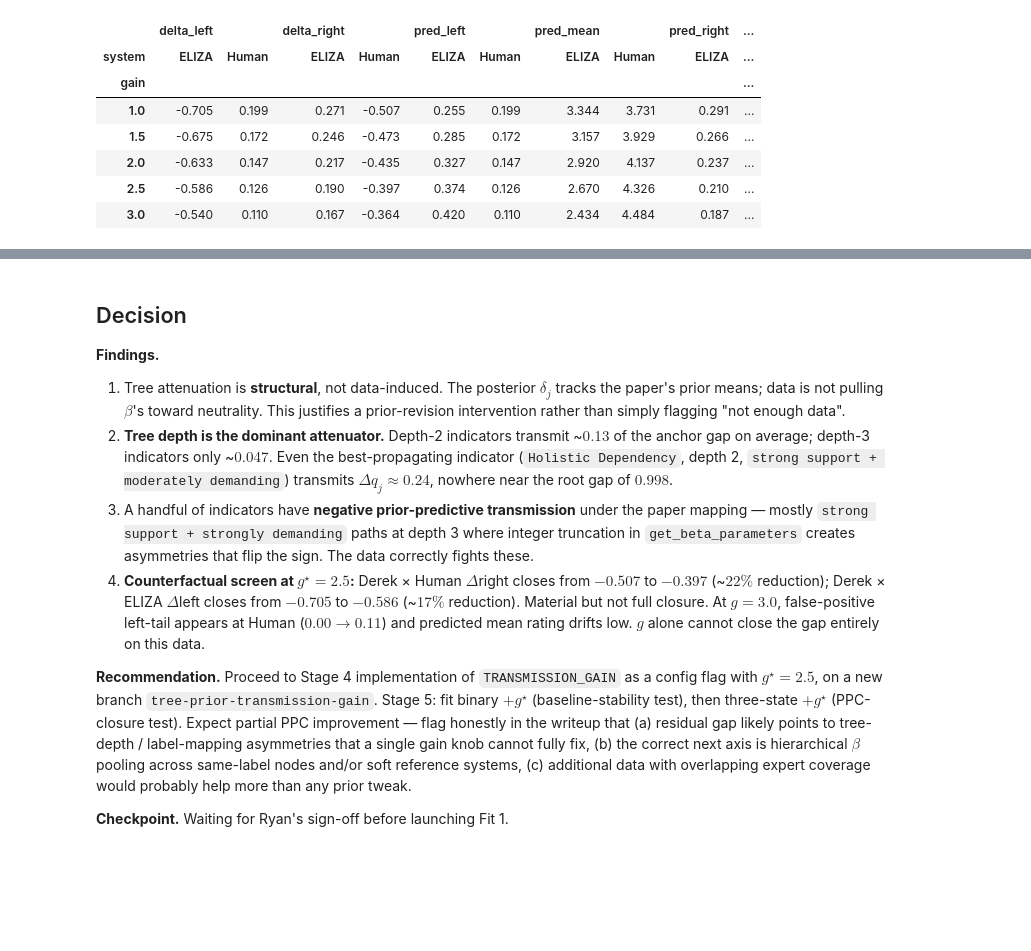
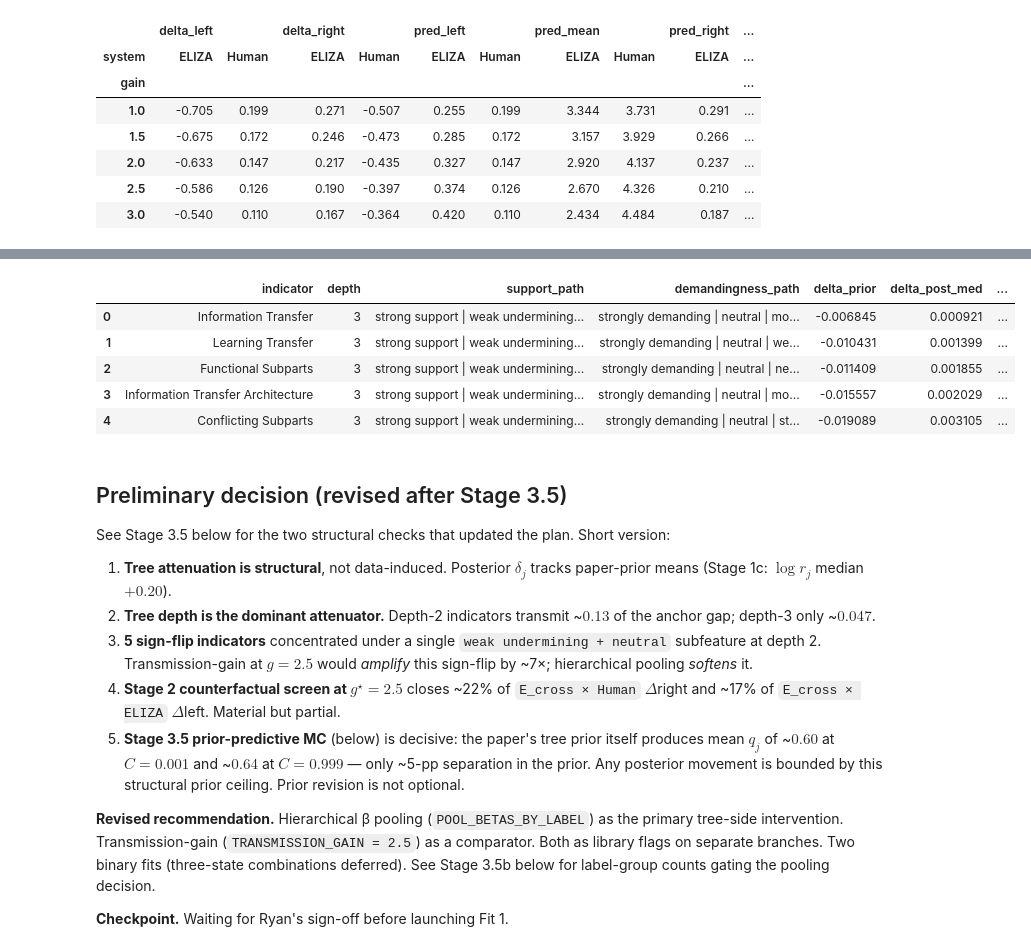
Before and after one commit to RyanJafefKelly/dcm-code, a Jupyter notebook: notebooks/18_gwt_tree_propagation.ipynb, the cells around one changed output, grey strips where cells are left out. Saved outputs shown, nothing was run; the diff lists cells and outputs as text; code cells hidden in the pictures; blank space fills up the shorter version.

```diff
--- a/notebooks/18_gwt_tree_propagation.ipynb
+++ b/notebooks/18_gwt_tree_propagation.ipynb
@@ -93,8 +103,10 @@ Using `propagate_affine_indicator_coefficients_from_draws` against `binary_ancho
 # %%
+h_col = f'{CROSS_SYSTEM_CODE}_human_ratings'
+e_col = f'{CROSS_SYSTEM_CODE}_eliza_ratings'
 cols = ['indicator', 'depth', 'leading_support', 'leading_demand',
         'delta_prior', 'delta_post_med', 'q_high_post', 'q_low_post',
         'delta_q_post', 'leaf_updated_ez_human', 'leaf_updated_ez_eliza',
-        'derek_human_ratings', 'derek_eliza_ratings']
+        h_col, e_col]
 print('Bottom 10 indicators by posterior delta_j (most-attenuated):')
 per_ind_df[cols].head(10)
 # %% [output]
@@ -281,13 +416,32 @@ plt.tight_layout();
+# %%
+# Five sign-flip indicators, per-edge transmission detail
+log_r, sign_flip, mask_zero = robust_log_ratio_and_flag(
+    per_ind_df['delta_post_med'].to_numpy(),
+    per_ind_df['delta_prior'].to_numpy(),
+)
+sign_flip_rows = per_ind_df[sign_flip][
+    ['indicator', 'depth', 'support_path', 'demandingness_path',
+     'delta_prior', 'delta_post_med', h_col, e_col]
+].reset_index(drop=True)
+sign_flip_rows
+# %% [output]
+|  | indicator | depth | support_path | demandingness_path | delta_prior | delta_post_med | ... |
+| 0 | Information Transfer | 3 | strong support | weak undermining... | strongly demanding | neutral | mo... | -0.006845 | 0.000921 | ... |
+| 1 | Learning Transfer | 3 | strong support | weak undermining... | strongly demanding | neutral | we... | -0.010431 | 0.001399 | ... |
+| 2 | Functional Subparts | 3 | strong support | weak undermining... | strongly demanding | neutral | ne... | -0.011409 | 0.001855 | ... |
+| 3 | Information Transfer Architecture | 3 | strong support | weak undermining... | strongly demanding | neutral | mo... | -0.015557 | 0.002029 | ... |
+| 4 | Conflicting Subparts | 3 | strong support | weak undermining... | strongly demanding | neutral | st... | -0.019089 | 0.003105 | ... |
 # %% [markdown]
-## Decision
+## Preliminary decision (revised after Stage 3.5)
 
-**Findings.**
+See Stage 3.5 below for the two structural checks that updated the plan. Short version:
 
-1. Tree attenuation is **structural**, not data-induced. The posterior $\delta_j$ tracks the paper's prior means; data is not pulling $\beta$'s toward neutrality. This justifies a prior-revision intervention rather than simply flagging "not enough data".
-2. **Tree depth is the dominant attenuator.** Depth-2 indicators transmit ~$0.13$ of the anchor gap on average; depth-3 indicators only ~$0.047$. Even the best-propagating indicator (`Holistic Dependency`, depth 2, `strong support + moderately demanding`) transmits $\Delta q_j \approx 0.24$, nowhere near the root gap of $0.998$.
-3. A handful of indicators have **negative prior-predictive transmission** under the paper mapping — mostly `strong support + strongly demanding` paths at depth 3 where integer truncation in `get_beta_parameters` creates asymmetries that flip the sign. The data correctly fights these.
-4. **Counterfactual screen at $g^\star = 2.5$:** Derek × Human $\Delta$right closes from $-0.507$ to $-0.397$ (~$22\%$ reduction); Derek × ELIZA $\Delta$left closes from $-0.705$ to $-0.586$ (~$17\%$ reduction). Material but not full closure. At $g = 3.0$, false-positive left-tail appears at Human ($0.00 \to 0.11$) and predicted mean rating drifts low. $g$ alone cannot close the gap entirely on this data.
+1. **Tree attenuation is structural**, not data-induced. Posterior $\delta_j$ tracks paper-prior means (Stage 1c: $\log r_j$ median $+0.20$).
+2. **Tree depth is the dominant attenuator.** Depth-2 indicators transmit ~$0.13$ of the anchor gap; depth-3 only ~$0.047$.
+3. **5 sign-flip indicators** concentrated under a single `weak undermining + neutral` subfeature at depth 2. Transmission-gain at $g=2.5$ would *amplify* this sign-flip by ~7×; hierarchical pooling *softens* it.
+4. **Stage 2 counterfactual screen at $g^\star = 2.5$** closes ~22% of `E_cross × Human` $\Delta$right and ~17% of `E_cross × ELIZA` $\Delta$left. Material but partial.
+5. **Stage 3.5 prior-predictive MC** (below) is decisive: the paper's tree prior itself produces mean $q_j$ of ~$0.60$ at $C=0.001$ and ~$0.64$ at $C=0.999$ — only ~5-pp separation in the prior. Any posterior movement is bounded by this structural prior ceiling. Prior revision is not optional.
 
-**Recommendation.** Proceed to Stage 4 implementation of `TRANSMISSION_GAIN` as a config flag with $g^\star = 2.5$, on a new branch `tree-prior-transmission-gain`. Stage 5: fit binary $+ g^\star$ (baseline-stability test), then three-state $+ g^\star$ (PPC-closure test). Expect partial PPC improvement — flag honestly in the writeup that (a) residual gap likely points to tree-depth / label-mapping asymmetries that a single gain knob cannot fully fix, (b) the correct next axis is hierarchical $\beta$ pooling across same-label nodes and/or soft reference systems, (c) additional data with overlapping expert coverage would probably help more than any prior tweak.
+**Revised recommendation.** Hierarchical β pooling (`POOL_BETAS_BY_LABEL`) as the primary tree-side intervention. Transmission-gain (`TRANSMISSION_GAIN = 2.5`) as a comparator. Both as library flags on separate branches. Two binary fits (three-state combinations deferred). See Stage 3.5b below for label-group counts gating the pooling decision.
 
 **Checkpoint.** Waiting for Ryan's sign-off before launching Fit 1.
```
Also changed, not shown: parts of 13 cells of this notebook, 2 other files.
